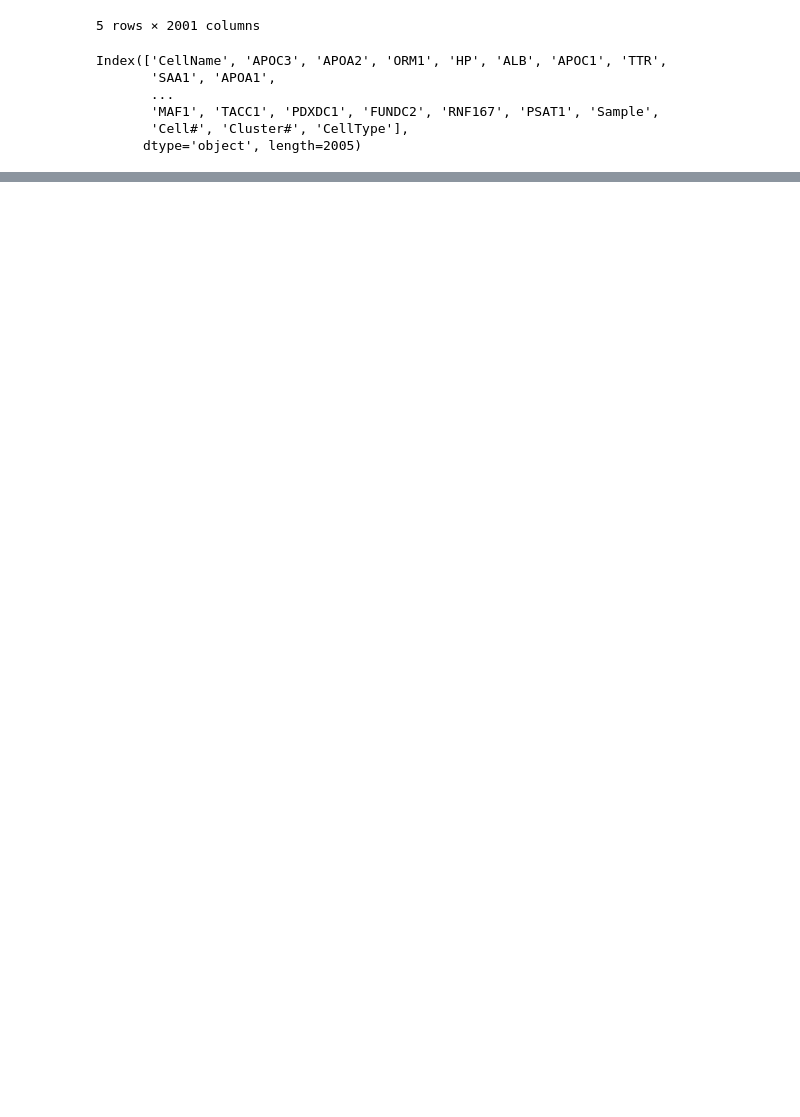
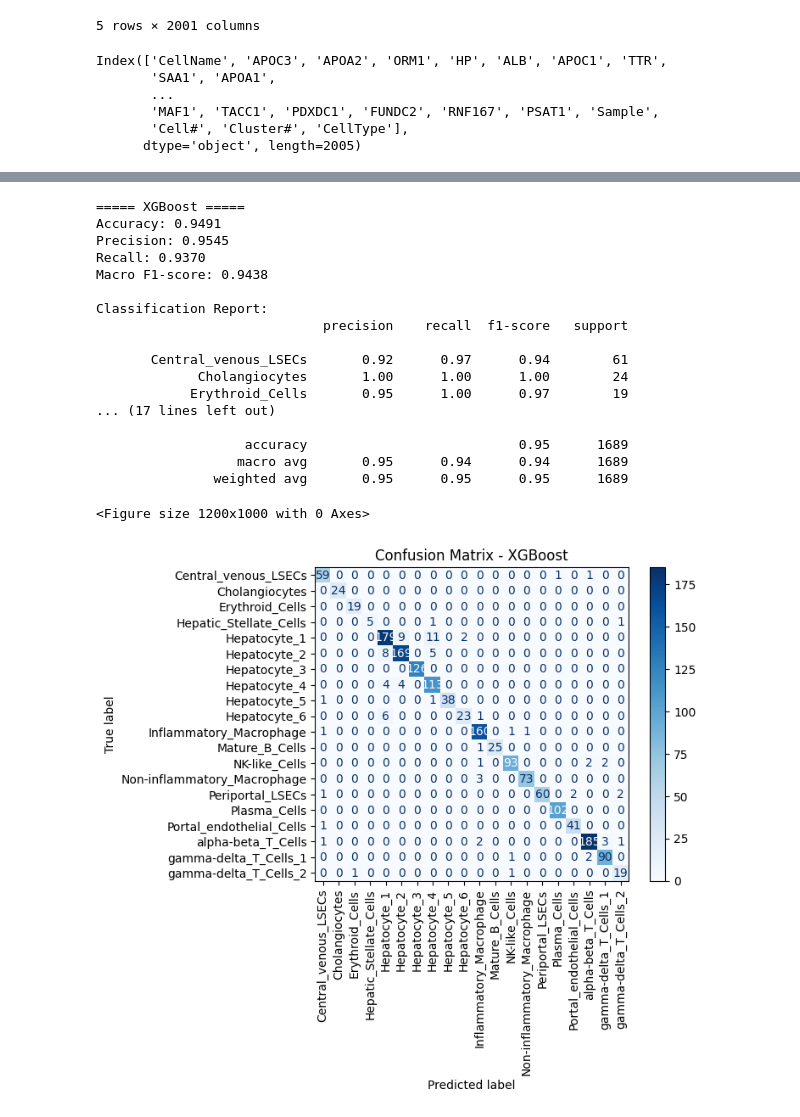
Before and after one commit to milicazubljic/scRNAseq-Human-Liver-Analysis, a Jupyter notebook: Classification.ipynb, the cells around one changed output, grey strips where cells are left out. Drawn from its saved outputs; the diff is of its cells as text; code cells hidden in the pictures; blank space fills up the shorter version.

```diff
--- a/Classification.ipynb
+++ b/Classification.ipynb
@@ -133,0 +440,35 @@ weighted avg       0.95      0.95      0.95      1689
+# %%
+from xgboost import XGBClassifier
+
+xgb = XGBClassifier(
+    n_estimators=200,
+    max_depth=6,
+    learning_rate=0.1,
+    random_state=42
+)
+
+xgb.fit(X_train, y_train)
+
+pred_xgb = xgb.predict(X_test)
+# %%
+evaluate_model('XGBoost', pred_xgb)
+# %% [output]
+===== XGBoost =====
+Accuracy: 0.9491
+Precision: 0.9545
+Recall: 0.9370
+Macro F1-score: 0.9438
+
+Classification Report:
+                             precision    recall  f1-score   support
+
+       Central_venous_LSECs       0.92      0.97      0.94        61
+             Cholangiocytes       1.00      1.00      1.00        24
+            Erythroid_Cells       0.95      1.00      0.97        19
+... (17 lines left out)
+
+                   accuracy                           0.95      1689
+                  macro avg       0.95      0.94      0.94      1689
+               weighted avg       0.95      0.95      0.95      1689
+<Figure size 1200x1000 with 0 Axes>
+[figure, added]
```
Also changed, not shown: parts of 45 cells of this notebook, 2 other files.
